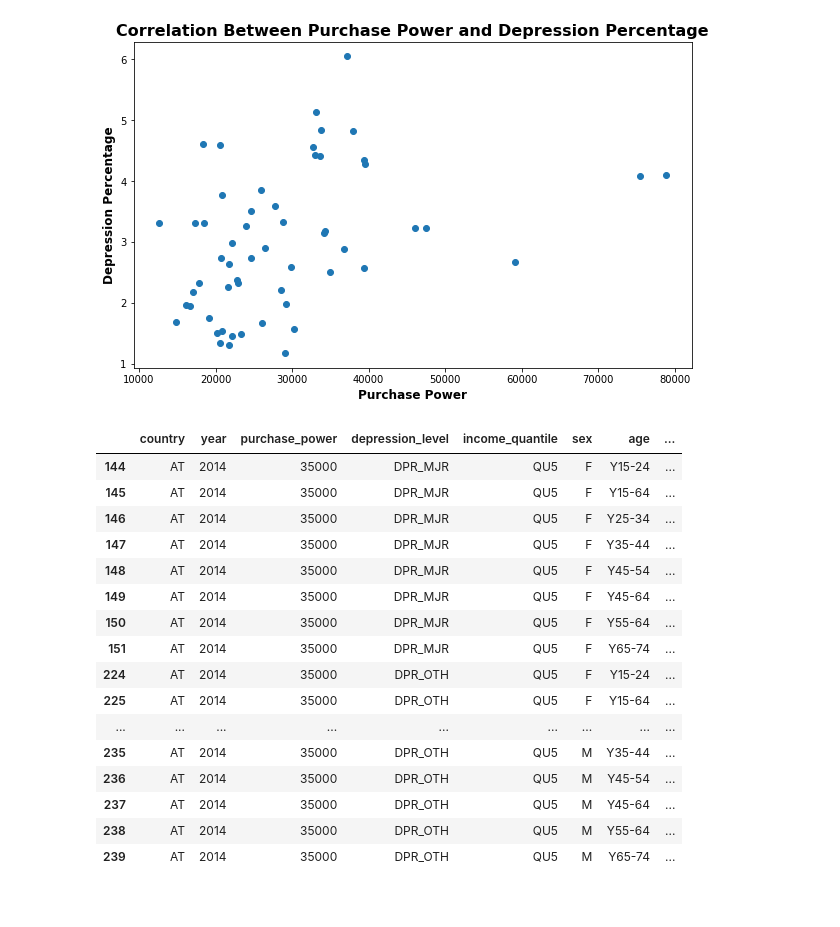
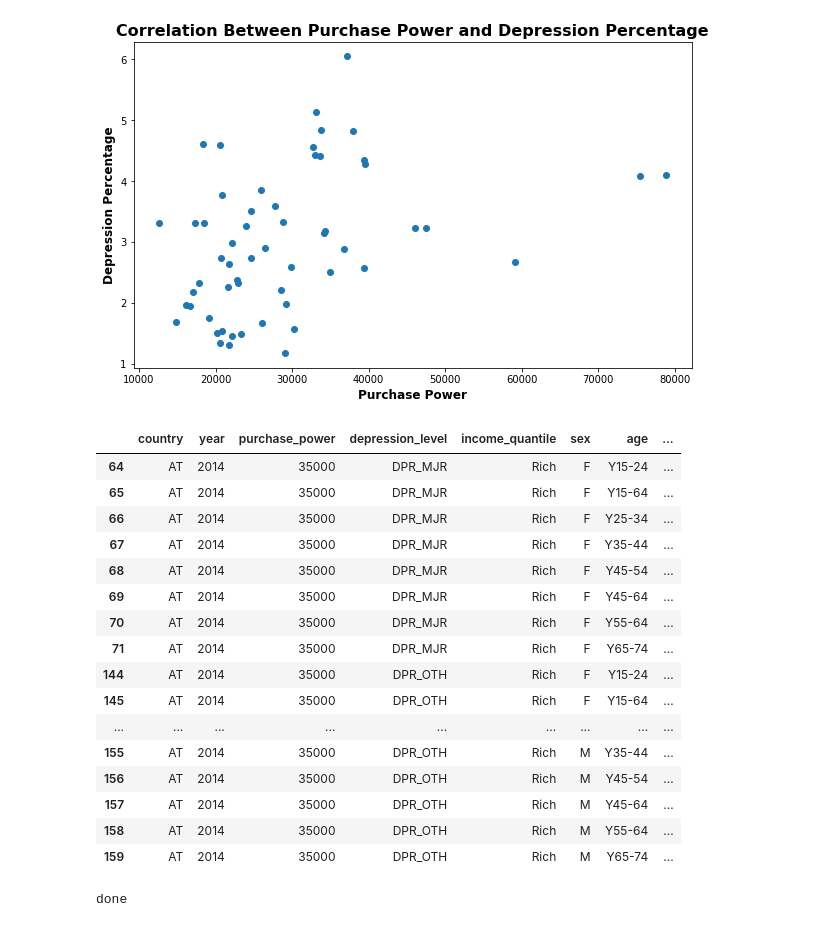
Before and after one commit to ramisyakar/made-template, a Jupyter notebook: project/data_exploration.ipynb, the cells around one changed output. Saved outputs shown, nothing was run; the diff lists cells and outputs as text; code cells hidden in the pictures.

```diff
--- a/project/data_exploration.ipynb
+++ b/project/data_exploration.ipynb
@@ -156,6 +184,6 @@ Index(['country', 'year', 'purchase_power', 'depression_level',
 # geomap
 # %%
 keys=df.country.unique()
-three_letter_codes=['AUT', 'BGR', 'CYP', 'CZE', 'DEU', 'DNK', 'EST', 'GRC', 'ESP', 'EU27_2020', 'FIN', 'FRA', 'HRV', 'HUN', 'IRL', 'ISL', 'ITA', 'LTU', 'LUX', 'LVA', 'MLT', 'NOR', 'POL', 'PRT', 'ROU', 'SWE', 'SVN', 'SVK', 'TUR']
+three_letter_codes=['AUT', 'BGR', 'CYP', 'CZE', 'DEU', 'DNK', 'EST', 'GRC', 'ESP', 'FIN', 'FRA', 'HRV', 'HUN', 'IRL', 'ISL', 'ITA', 'LTU', 'LUX', 'LVA', 'MLT', 'NOR', 'POL', 'PRT', 'ROU', 'SWE', 'SVN', 'SVK', 'TUR']
 my_dict = dict(zip(keys, three_letter_codes))
 df["country_shortname2"]=df.country.map(my_dict)
@@ -390,22 +361,26 @@ plt.show()
 Pearson correlation coefficient: 0.3786608636347642
 [figure]
 # %%
-df[(df["country"]=="AT") & (df["year"]==2014) & (df["income_quantile"]=="QU5")].sort_values(["sex","depression_level","age"])
+df[(df["country"]=="AT") & (df["year"]==2014) & (df["income_quantile"]=="Rich")].sort_values(["sex","depression_level","age"])
 # %% [output]
 |  | country | year | purchase_power | depression_level | income_quantile | sex | age | ... |
-| 144 | AT | 2014 | 35000 | DPR_MJR | QU5 | F | Y15-24 | ... |
-| 145 | AT | 2014 | 35000 | DPR_MJR | QU5 | F | Y15-64 | ... |
-| 146 | AT | 2014 | 35000 | DPR_MJR | QU5 | F | Y25-34 | ... |
-| 147 | AT | 2014 | 35000 | DPR_MJR | QU5 | F | Y35-44 | ... |
-| 148 | AT | 2014 | 35000 | DPR_MJR | QU5 | F | Y45-54 | ... |
-| 149 | AT | 2014 | 35000 | DPR_MJR | QU5 | F | Y45-64 | ... |
-| 150 | AT | 2014 | 35000 | DPR_MJR | QU5 | F | Y55-64 | ... |
-| 151 | AT | 2014 | 35000 | DPR_MJR | QU5 | F | Y65-74 | ... |
-| 224 | AT | 2014 | 35000 | DPR_OTH | QU5 | F | Y15-24 | ... |
-| 225 | AT | 2014 | 35000 | DPR_OTH | QU5 | F | Y15-64 | ... |
+| 64 | AT | 2014 | 35000 | DPR_MJR | Rich | F | Y15-24 | ... |
+| 65 | AT | 2014 | 35000 | DPR_MJR | Rich | F | Y15-64 | ... |
+| 66 | AT | 2014 | 35000 | DPR_MJR | Rich | F | Y25-34 | ... |
+| 67 | AT | 2014 | 35000 | DPR_MJR | Rich | F | Y35-44 | ... |
+| 68 | AT | 2014 | 35000 | DPR_MJR | Rich | F | Y45-54 | ... |
+| 69 | AT | 2014 | 35000 | DPR_MJR | Rich | F | Y45-64 | ... |
+| 70 | AT | 2014 | 35000 | DPR_MJR | Rich | F | Y55-64 | ... |
+| 71 | AT | 2014 | 35000 | DPR_MJR | Rich | F | Y65-74 | ... |
+| 144 | AT | 2014 | 35000 | DPR_OTH | Rich | F | Y15-24 | ... |
+| 145 | AT | 2014 | 35000 | DPR_OTH | Rich | F | Y15-64 | ... |
 | ... | ... | ... | ... | ... | ... | ... | ... | ... |
-| 235 | AT | 2014 | 35000 | DPR_OTH | QU5 | M | Y35-44 | ... |
-| 236 | AT | 2014 | 35000 | DPR_OTH | QU5 | M | Y45-54 | ... |
-| 237 | AT | 2014 | 35000 | DPR_OTH | QU5 | M | Y45-64 | ... |
-| 238 | AT | 2014 | 35000 | DPR_OTH | QU5 | M | Y55-64 | ... |
-| 239 | AT | 2014 | 35000 | DPR_OTH | QU5 | M | Y65-74 | ... |
+| 155 | AT | 2014 | 35000 | DPR_OTH | Rich | M | Y35-44 | ... |
+| 156 | AT | 2014 | 35000 | DPR_OTH | Rich | M | Y45-54 | ... |
+| 157 | AT | 2014 | 35000 | DPR_OTH | Rich | M | Y45-64 | ... |
+| 158 | AT | 2014 | 35000 | DPR_OTH | Rich | M | Y55-64 | ... |
+| 159 | AT | 2014 | 35000 | DPR_OTH | Rich | M | Y65-74 | ... |
+# %%
+print("done")
+# %% [output]
+done
```
Also changed, not shown: parts of 17 cells of this notebook, 1 other file.
